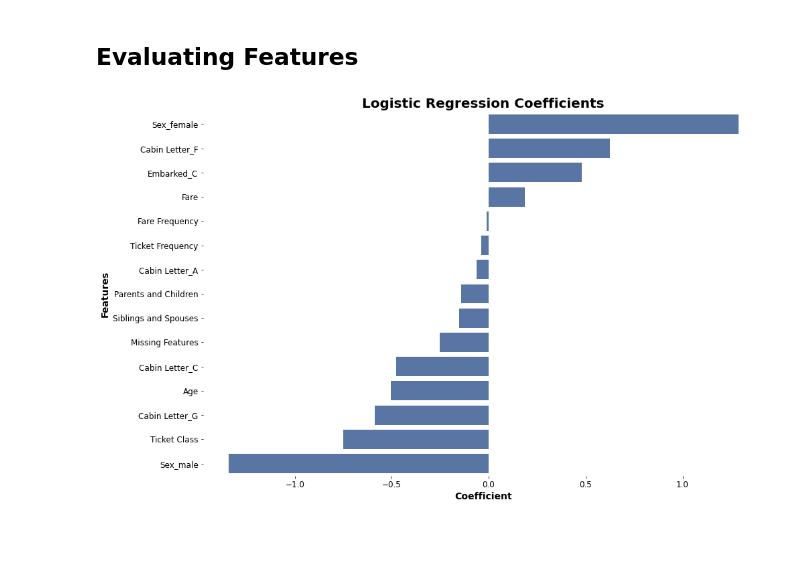
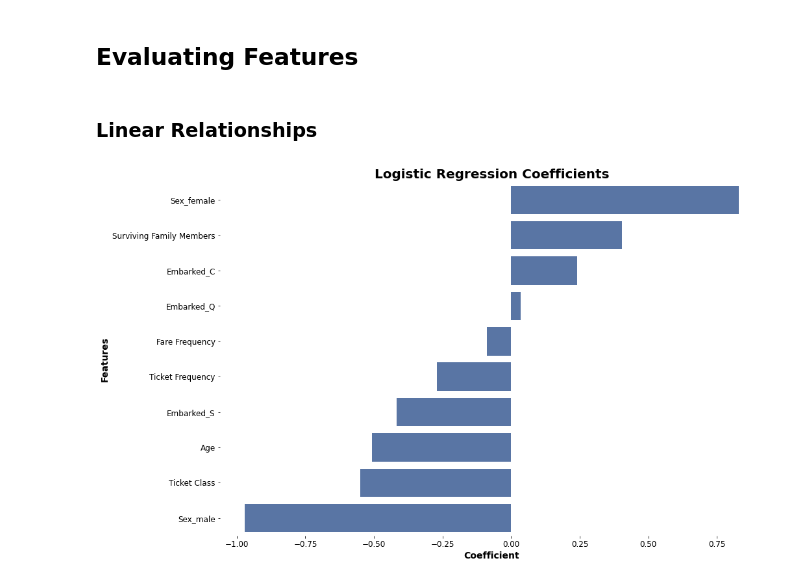
Before and after one commit to ClayGendron/resume_and_documents, a Jupyter notebook: projects/titanic_survival_classification/model/Titanic_Survival_Prediction_Model.ipynb, the cells around one changed output. Cells and saved outputs as stored; diff of their text form; code cells hidden in the pictures; blank space fills up the shorter version.

```diff
--- a/projects/titanic_survival_classification/model/Titanic_Survival_Prediction_Model.ipynb
+++ b/projects/titanic_survival_classification/model/Titanic_Survival_Prediction_Model.ipynb
@@ -527,5 +608,6 @@ Index(['Ticket Class', 'Ticket Frequency', 'Age', 'Siblings and Spouses',
 # %%
-model_features = ['Ticket Class', 'Ticket Frequency', 'Age', 'Siblings and Spouses', 'Parents and Children', 'Fare', 'Fare Frequency', 'Missing Features', 'Sex_female', 'Sex_male', 'Cabin Letter_A', 'Cabin Letter_B', 'Cabin Letter_C', 'Cabin Letter_D', 'Cabin Letter_E', 'Cabin Letter_F', 'Cabin Letter_G', 'Embarked_C']
+# limiting model features
+model_features = ['Age', 'Ticket Class', 'Ticket Frequency', 'Fare Frequency', 'Surviving Family Members', 'Sex_female', 'Sex_male', 'Embarked_C', 'Embarked_Q', 'Embarked_S']
 train_x = train_x[model_features]
 test_x = test_x[model_features]
 # %% [markdown]
@@ -533,18 +615,17 @@ test_x = test_x[model_features]
 # %%
 np.random.seed(101010)
 
-log_parameters = {
+logit_parameters = {
     'class_weight': [{0: 0.45, 1: 0.55}],
     'penalty': ['l2'],
     'max_iter': [1000],
     'tol': [1e-2],
-    'C': [7],
+    'C': [5],
     'solver': ['sag']
     }
 
-log, log_predictions_df = fit_classification_model('logit', LogisticRegression(), log_parameters, train_x, train_y)
-log_test_predictions_df = execute_classification_model('log', log, test_x)
-test_pred = log.predict(test_x)
-print(classification_report(test_y, test_pred))
-print(confusion_matrix(test_y, test_pred))
+logit, logit_predictions_df = fit_classification_model('logit', LogisticRegression(), logit_parameters, train_x, train_y)
+logit_test_predictions = execute_classification_model('logit', logit, test_x)
+print('Accuracy')
+print(np.round(logit.accuracy * 100, 2), '%', sep = '')
 # %% [output]
@@ -753,13 +685,0 @@ test_predictions_df['most_confident_predict_proba'] = most_confident_predict_pro
-# %%
-for col in test_predictions_df.filter(regex = 'proba$', axis = 1).columns:
-    test_pred = []
-
-    for i in range(len(test_predictions_df)):
-        if test_predictions_df[col][i] >= 0.5:
-            test_pred.append(1)
-        else:
-            test_pred.append(0)
-    print(col)
-    print(classification_report(test_y, test_pred))
-    print(confusion_matrix(test_y, test_pred))
-    print()
@@ -784,42 +686,31 @@ weighted avg       0.77      0.77      0.77       418
-# %%
-# creating binary classifier
-survived_prediction = []
-
-for i in range(len(test_x)):
-    if test_predictions_df['avg_predict_proba'][i] >= 0.50:
-        survived_prediction.append(1)
-    else:
-        survived_prediction.append(0)
-
-final_submission = test_df[['PassengerId']]
-final_submission['Survived'] = survived_prediction
-final_submission.to_csv(here('projects/titanic_survival_classification/data/submission_titanic_chg.csv'), index = False)
 # %% [markdown]
 ## Evaluating Features
+# %% [markdown]
+### Linear Relationships
 # %%
 # plot model coefficients
 log_coefficients = []
 
 for i in range(len(train_x.columns)):
-    log_coefficients.append(np.float32(log.coef_[:,i][0]))
+    log_coefficients.append(np.float32(logit.coef_[:,i][0]))
 
 log_coef_df = pd.DataFrame(
     {
         'Feature': train_x.columns,
         'Coefficient': log_coefficients
     }
 )
 
 plt.figure(figsize = (15, 10))
 log_coef_df = log_coef_df.sort_values('Coefficient', ascending = False)
 
 sns.barplot(data = log_coef_df, x = 'Coefficient', y = 'Feature', color = '#4C72B0')
 plt.title('Logistic Regression Coefficients', fontdict = {'size': 20, 'weight': 'bold'})
 plt.box(False)
 plt.xlabel('Coefficient', fontdict = {'size': 14, 'weight': 'bold'})
 plt.xticks(fontsize = 12)
 plt.ylabel('Features', fontdict = {'size': 14, 'weight': 'bold'})
 plt.yticks(fontsize = 12)
 plt.show()
 # %% [output]
-[figure, old version]
+[figure, new version]
```
Also changed, not shown: parts of 38 cells of this notebook, 3 other files.
